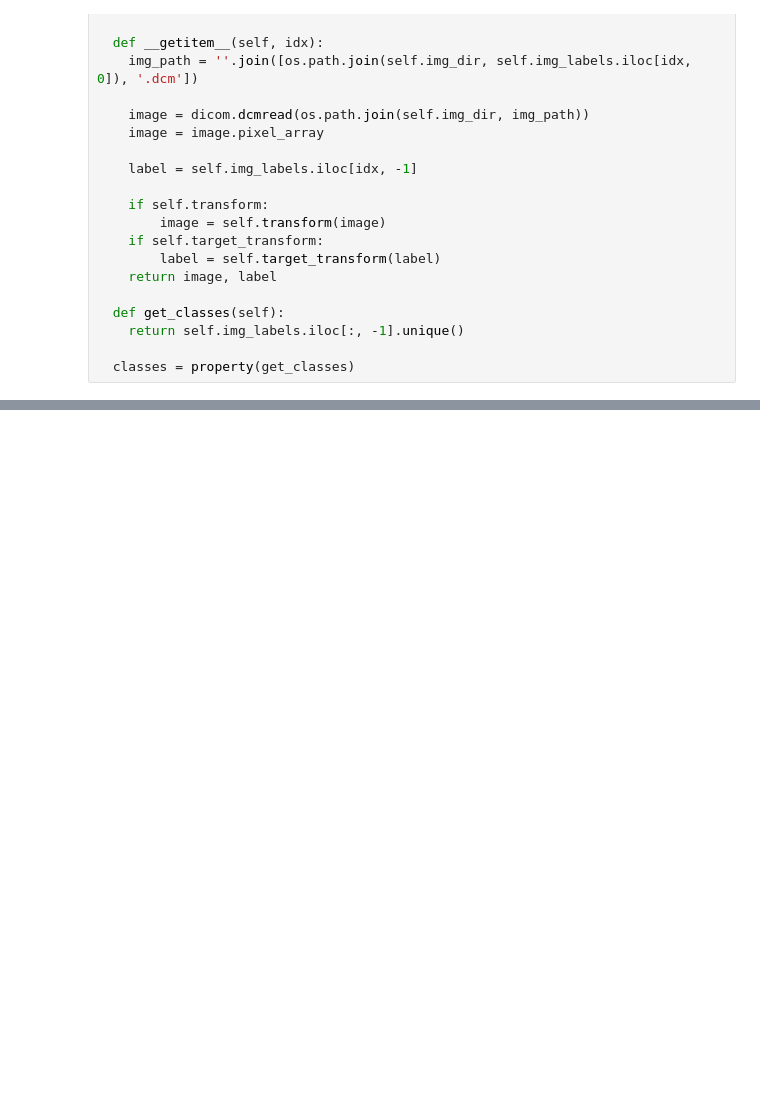
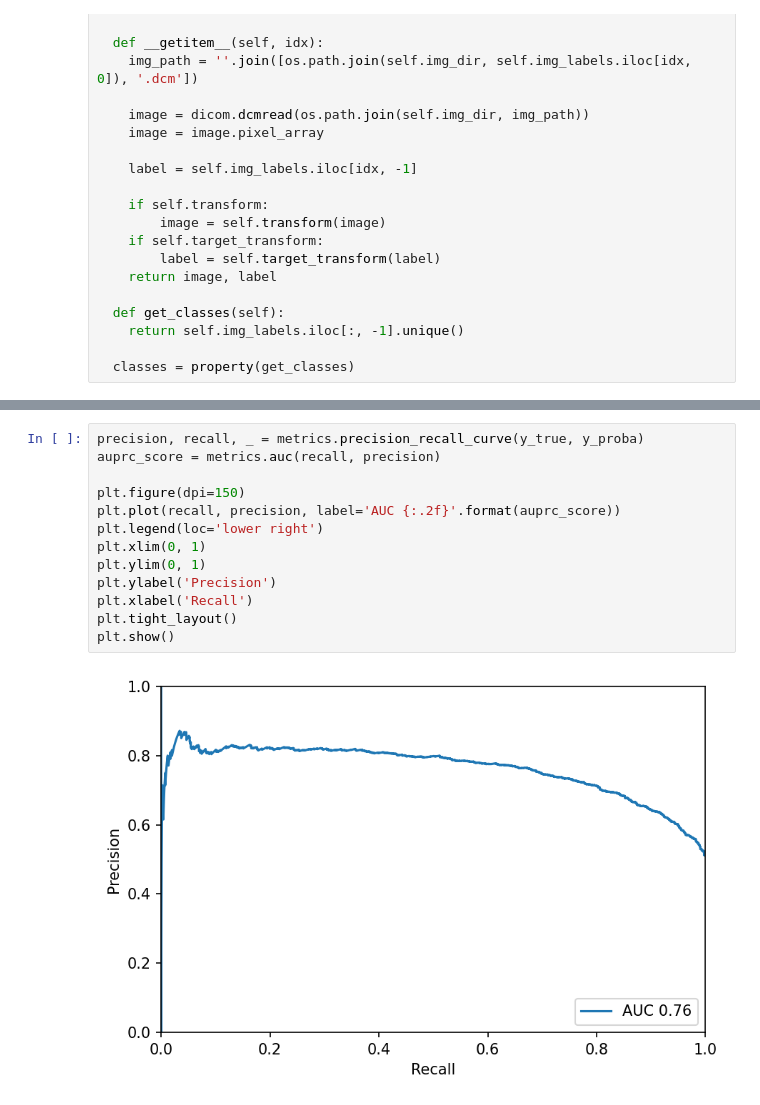
Before and after one commit to Tstrebe2/umich-mads-capstone-project, a Jupyter notebook: tim-playground.ipynb, the cells around one changed output, grey strips where cells are left out. Drawn from its saved outputs; the diff is of its cells as text; blank space fills up the shorter version.

```diff
--- a/tim-playground.ipynb
+++ b/tim-playground.ipynb
@@ -216,0 +266,15 @@ tensor([0, 0, 0, 1, 0, 0, 0, 0, 0, 0, 0, 0, 0, 0, 0, 0, 0, 0, 0, 0, 0, 1, 0, 0,
+# %%
+precision, recall, _ = metrics.precision_recall_curve(y_true, y_proba)
+auprc_score = metrics.auc(recall, precision)
+
+plt.figure(dpi=150)
+plt.plot(recall, precision, label='AUC {:.2f}'.format(auprc_score))
+plt.legend(loc='lower right')
+plt.xlim(0, 1)
+plt.ylim(0, 1)
+plt.ylabel('Precision')
+plt.xlabel('Recall')
+plt.tight_layout()
+plt.show()
+# %% [output]
+[figure, added]
```
Also changed, not shown: parts of 15 cells of this notebook.
